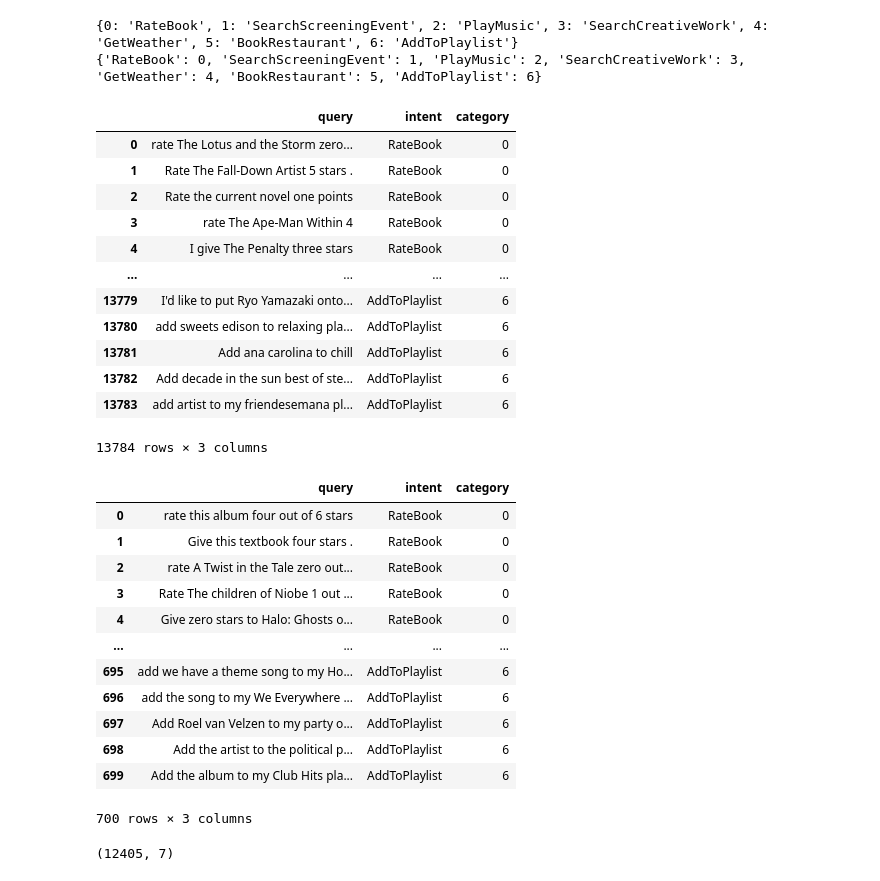
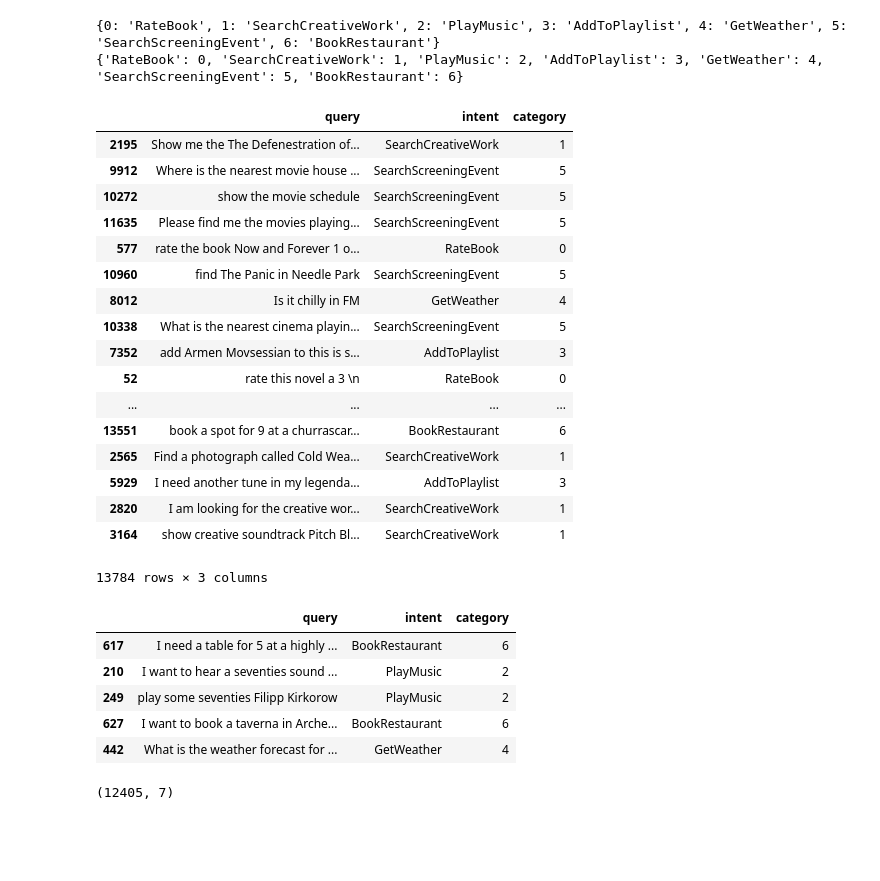
Before and after one commit to joydeb28/NLP-Notebooks, a Jupyter notebook: 1.6-intent-classification/intent_classfication_keras.ipynb, the cells around one changed output. Cells and saved outputs as stored; diff of their text form; code cells hidden in the pictures; blank space fills up the shorter version.

```diff
--- a/1.6-intent-classification/intent_classfication_keras.ipynb
+++ b/1.6-intent-classification/intent_classfication_keras.ipynb
@@ -30,8 +31,8 @@ from tensorflow.keras.preprocessing.sequence import pad_sequences
 class LoadingData():
 
     def __init__(self):
-        train_file_path = os.path.join("..","input","nlp-benchmarking-data-for-intent-and-entity","benchmarking_data","Train")
-        validation_file_path = os.path.join("..","input","nlp-benchmarking-data-for-intent-and-entity","benchmarking_data","Validate")
+        train_file_path = os.path.join("benchmarking_data","Train")
+        validation_file_path = os.path.join("benchmarking_data","Validate")
         category_id = 0
         self.cat_to_intent = {}
         self.intent_to_cat = {}
@@ -54,7 +55,8 @@ class LoadingData():
                 training_data+=self.make_data_for_intent_from_json(file_path,intent_id,self.intent_to_cat[intent_id])
         self.train_data_frame = pd.DataFrame(training_data, columns =['query', 'intent','category'])
 
-        np.random.shuffle(self.train_data_frame.values)
+        self.train_data_frame = self.train_data_frame.sample(frac = 1)
+
 
 
         '''Validation data'''
@@ -66,7 +68,8 @@ class LoadingData():
                 validation_data +=self.make_data_for_intent_from_json(file_path,intent_id,self.intent_to_cat[intent_id])
         self.validation_data_frame = pd.DataFrame(validation_data, columns =['query', 'intent','category'])
 
-        np.random.shuffle(self.validation_data_frame.values)
+        self.validation_data_frame = self.validation_data_frame.sample(frac = 1)
+
 
     def make_data_for_intent_from_json(self,json_file,intent_id,cat):
         json_d = json.load(open(json_file))
@@ -87,40 +90,38 @@ class LoadingData():
 # %%
 load_data_obj = LoadingData()
 # %% [output]
-{0: 'RateBook', 1: 'SearchScreeningEvent', 2: 'PlayMusic', 3: 'SearchCreativeWork', 4: 'GetWeather', 5: 'BookRestaurant', 6: 'AddToPlaylist'}
-{'RateBook': 0, 'SearchScreeningEvent': 1, 'PlayMusic': 2, 'SearchCreativeWork': 3, 'GetWeather': 4, 'BookRestaurant': 5, 'AddToPlaylist': 6}
+{0: 'RateBook', 1: 'SearchCreativeWork', 2: 'PlayMusic', 3: 'AddToPlaylist', 4: 'GetWeather', 5: 'SearchScreeningEvent', 6: 'BookRestaurant'}
+{'RateBook': 0, 'SearchCreativeWork': 1, 'PlayMusic': 2, 'AddToPlaylist': 3, 'GetWeather': 4, 'SearchScreeningEvent': 5, 'BookRestaurant': 6}
 # %%
 load_data_obj.train_data_frame
 # %% [output]
 |  | query | intent | category |
-| 0 | rate The Lotus and the Storm zero... | RateBook | 0 |
-| 1 | Rate The Fall-Down Artist 5 stars . | RateBook | 0 |
-| 2 | Rate the current novel one points | RateBook | 0 |
-| 3 | rate The Ape-Man Within 4 | RateBook | 0 |
-| 4 | I give The Penalty three stars | RateBook | 0 |
+| 2195 | Show me the The Defenestration of... | SearchCreativeWork | 1 |
+| 9912 | Where is the nearest movie house ... | SearchScreeningEvent | 5 |
+| 10272 | show the movie schedule | SearchScreeningEvent | 5 |
+| 11635 | Please find me the movies playing... | SearchScreeningEvent | 5 |
+| 577 | rate the book Now and Forever 1 o... | RateBook | 0 |
+| 10960 | find The Panic in Needle Park | SearchScreeningEvent | 5 |
+| 8012 | Is it chilly in FM | GetWeather | 4 |
+| 10338 | What is the nearest cinema playin... | SearchScreeningEvent | 5 |
+| 7352 | add Armen Movsessian to this is s... | AddToPlaylist | 3 |
+| 52 | rate this novel a 3 \n | RateBook | 0 |
 | ... | ... | ... | ... |
-| 13779 | I'd like to put Ryo Yamazaki onto... | AddToPlaylist | 6 |
-| 13780 | add sweets edison to relaxing pla... | AddToPlaylist | 6 |
-| 13781 | Add ana carolina to chill | AddToPlaylist | 6 |
-| 13782 | Add decade in the sun best of ste... | AddToPlaylist | 6 |
-| 13783 | add artist to my friendesemana pl... | AddToPlaylist | 6 |
+| 13551 | book a spot for 9 at a churrascar... | BookRestaurant | 6 |
+| 2565 | Find a photograph called Cold Wea... | SearchCreativeWork | 1 |
+| 5929 | I need another tune in my legenda... | AddToPlaylist | 3 |
+| 2820 | I am looking for the creative wor... | SearchCreativeWork | 1 |
+| 3164 | show creative soundtrack Pitch Bl... | SearchCreativeWork | 1 |
 13784 rows × 3 columns
 # %%
-load_data_obj.validation_data_frame
+load_data_obj.validation_data_frame.head()
 # %% [output]
 |  | query | intent | category |
-| 0 | rate this album four out of 6 stars | RateBook | 0 |
-| 1 | Give this textbook four stars . | RateBook | 0 |
-| 2 | rate A Twist in the Tale zero out... | RateBook | 0 |
-| 3 | Rate The children of Niobe 1 out ... | RateBook | 0 |
-| 4 | Give zero stars to Halo: Ghosts o... | RateBook | 0 |
-| ... | ... | ... | ... |
-| 695 | add we have a theme song to my Ho... | AddToPlaylist | 6 |
-| 696 | add the song to my We Everywhere ... | AddToPlaylist | 6 |
-| 697 | Add Roel van Velzen to my party o... | AddToPlaylist | 6 |
-| 698 | Add the artist to the political p... | AddToPlaylist | 6 |
-| 699 | Add the album to my Club Hits pla... | AddToPlaylist | 6 |
+| 617 | I need a table for 5 at a highly ... | BookRestaurant | 6 |
+| 210 | I want to hear a seventies sound ... | PlayMusic | 2 |
+| 249 | play some seventies Filipp Kirkorow | PlayMusic | 2 |
+| 627 | I want to book a taverna in Arche... | BookRestaurant | 6 |
+| 442 | What is the weather forecast for ... | GetWeather | 4 |
-700 rows × 3 columns
 # %%
 class Preprocessing():
     def __init__(self):
```
Also changed, not shown: parts of 7 cells of this notebook.
